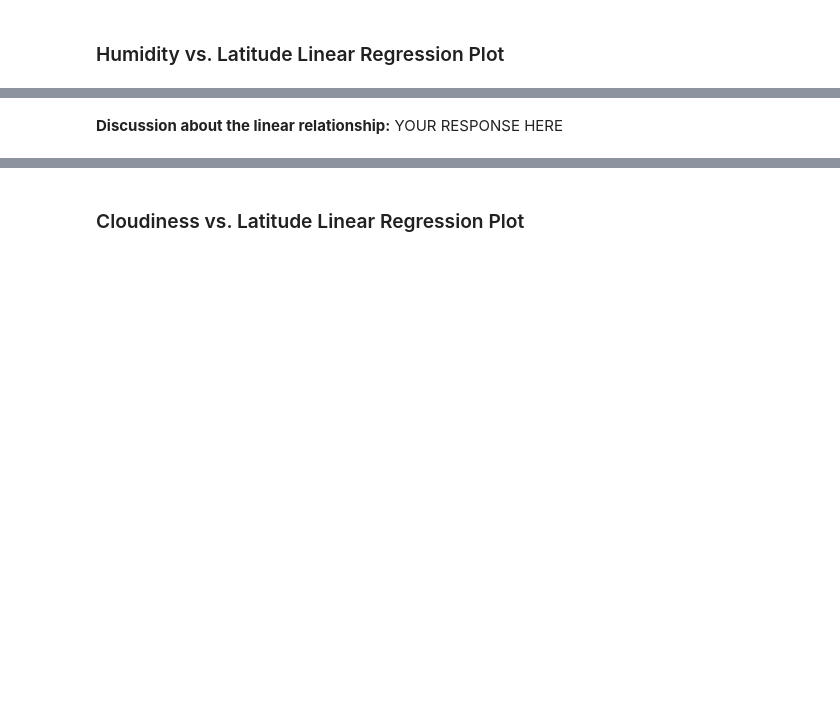
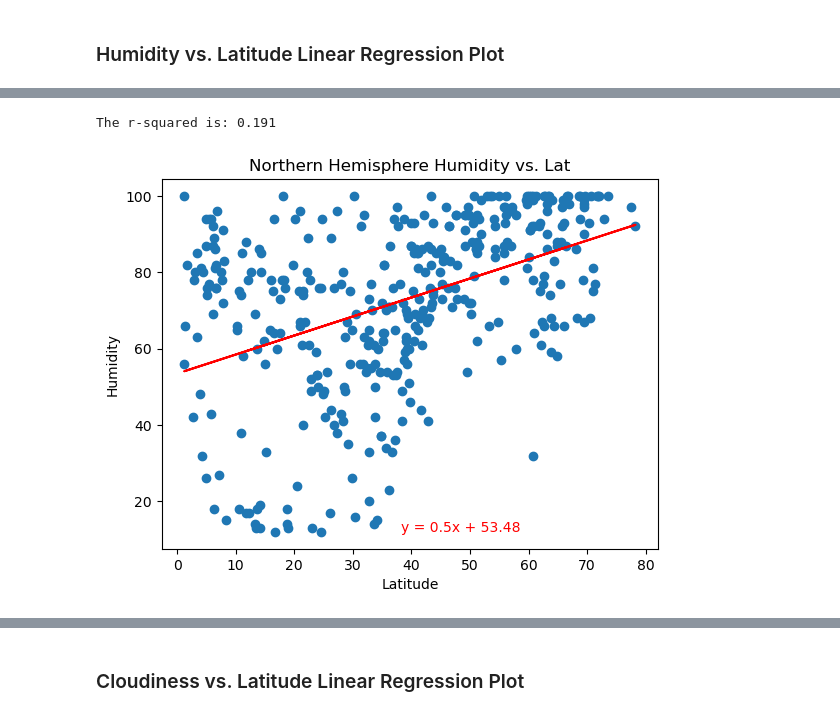
Before and after one commit to CameronLeslie1/Python-API-Challenge, a Jupyter notebook: starter_code/WeatherPy.ipynb, the cells around one changed output, grey strips where cells are left out. Saved outputs shown, nothing was run; the diff lists cells and outputs as text; code cells hidden in the pictures; blank space fills up the shorter version.

```diff
--- a/starter_code/WeatherPy.ipynb
+++ b/starter_code/WeatherPy.ipynb
@@ -333,2 +341,9 @@ The r-value is: 0.0002808747046324607
-# %% [markdown]
-**Discussion about the linear relationship:** YOUR RESPONSE HERE
+# %%
+# Northern Hemisphere
+x_axis = northern_hemi_df["Lat"]
+y_axis = northern_hemi_df["Humidity"]
+
+Linear_Regression_Plots(x_axis,y_axis,"Latitude","Humidity","Northern Hemisphere Humidity vs. Lat")
+# %% [output]
+The r-squared is: 0.191
+[figure, added]
```
Also changed, not shown: parts of 26 cells of this notebook.
